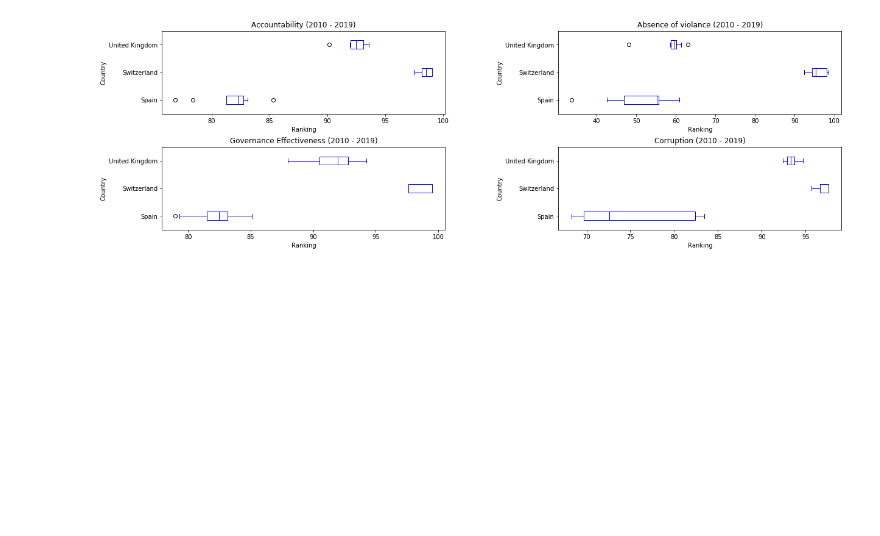
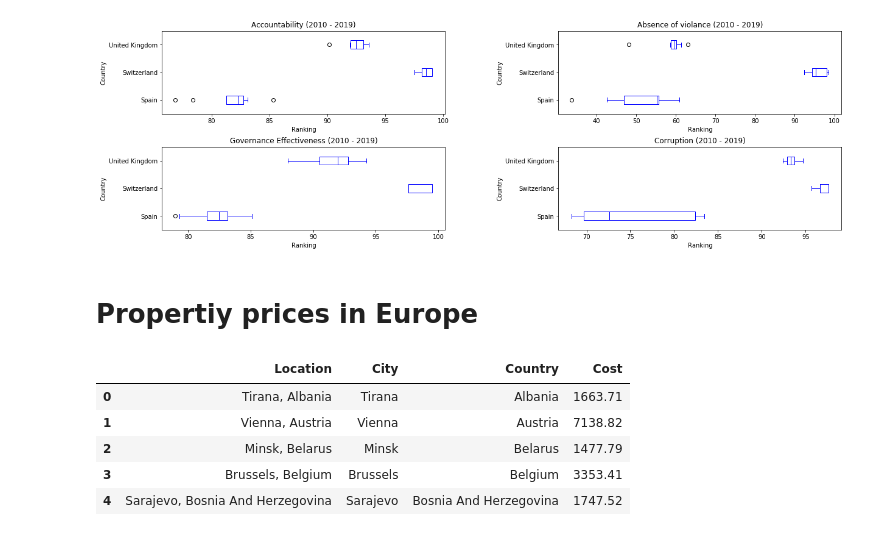
Before and after one commit to rogermoll/Capstone_project, a Jupyter notebook: Macro Economical review.ipynb, the cells around one changed output. Saved outputs shown, nothing was run; the diff lists cells and outputs as text; code cells hidden in the pictures; blank space fills up the shorter version.

```diff
--- a/Macro Economical review.ipynb
+++ b/Macro Economical review.ipynb
@@ -423,3 +423,21 @@ ax3.set_ylabel('Country')
 plt.show()
 # %% [output]
 [figure]
+# %% [markdown]
+# Propertiy prices in Europe
+# %%
+
+body = client_06d9f26c786b4ebab630a27c8571b289.get_object(Bucket='wk1capstoneproject-donotdelete-pr-xctpszfbg9cghh',Key='PropPriceEUR_light.csv')['Body']
+# add missing __iter__ method, so pandas accepts body as file-like object
+if not hasattr(body, "__iter__"): body.__iter__ = types.MethodType( __iter__, body )
+
+prop = pd.read_csv(body, skiprows=0)
+prop = prop.dropna()
+prop.head()
+# %% [output]
+|  | Location | City | Country | Cost |
+| 0 | Tirana, Albania | Tirana | Albania | 1663.71 |
+| 1 | Vienna, Austria | Vienna | Austria | 7138.82 |
+| 2 | Minsk, Belarus | Minsk | Belarus | 1477.79 |
+| 3 | Brussels, Belgium | Brussels | Belgium | 3353.41 |
+| 4 | Sarajevo, Bosnia And Herzegovina | Sarajevo | Bosnia And Herzegovina | 1747.52 |
```
Also changed, not shown: parts of 6 cells of this notebook.
